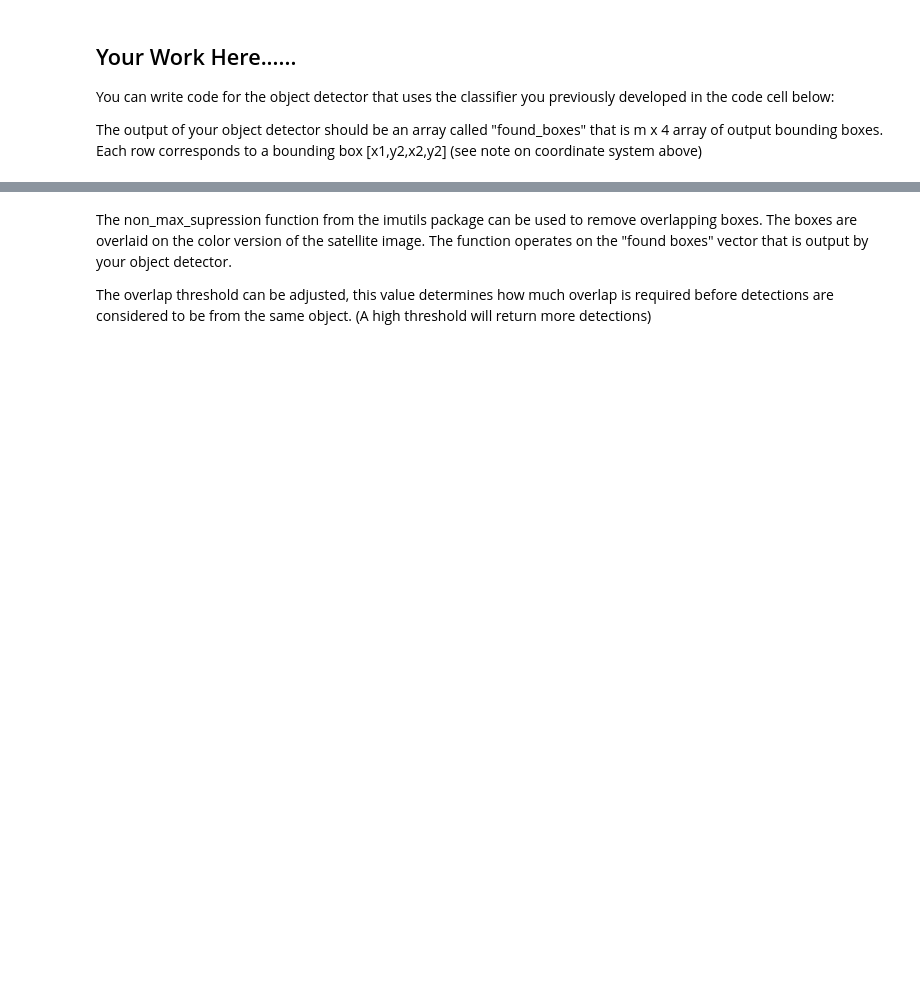
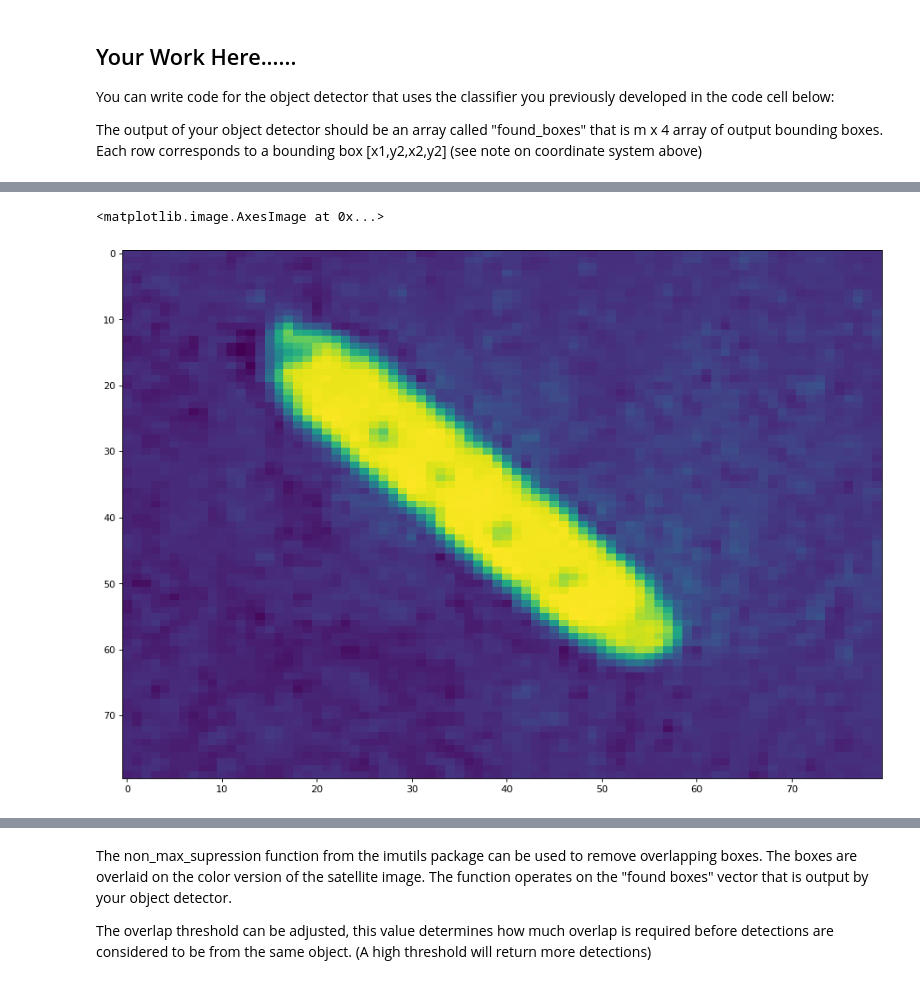
Before and after one commit to barrytl/CE6003, a Jupyter notebook: Etivity_assignment1_20197772_BarryLawton.ipynb, the cells around one changed output, grey strips where cells are left out. Cells and saved outputs as stored; diff of their text form; code cells hidden in the pictures; blank space fills up the shorter version.

```diff
--- a/Etivity_assignment1_20197772_BarryLawton.ipynb
+++ b/Etivity_assignment1_20197772_BarryLawton.ipynb
@@ -331,0 +339,8 @@ Each row corresponds to a bounding box [x1,y2,x2,y2] (see note on coordinate sys
+# %%
+window = gray_img[1320:1400,2060:2140]
+plt.figure(figsize=(14, 10), dpi=80)
+plt.imshow(window, aspect='auto')
+# plt.imshow(gray_img ,'gray')
+# %% [output]
+<matplotlib.image.AxesImage at 0x...>
+[figure, added]
```
Also changed, not shown: parts of 7 cells of this notebook.
